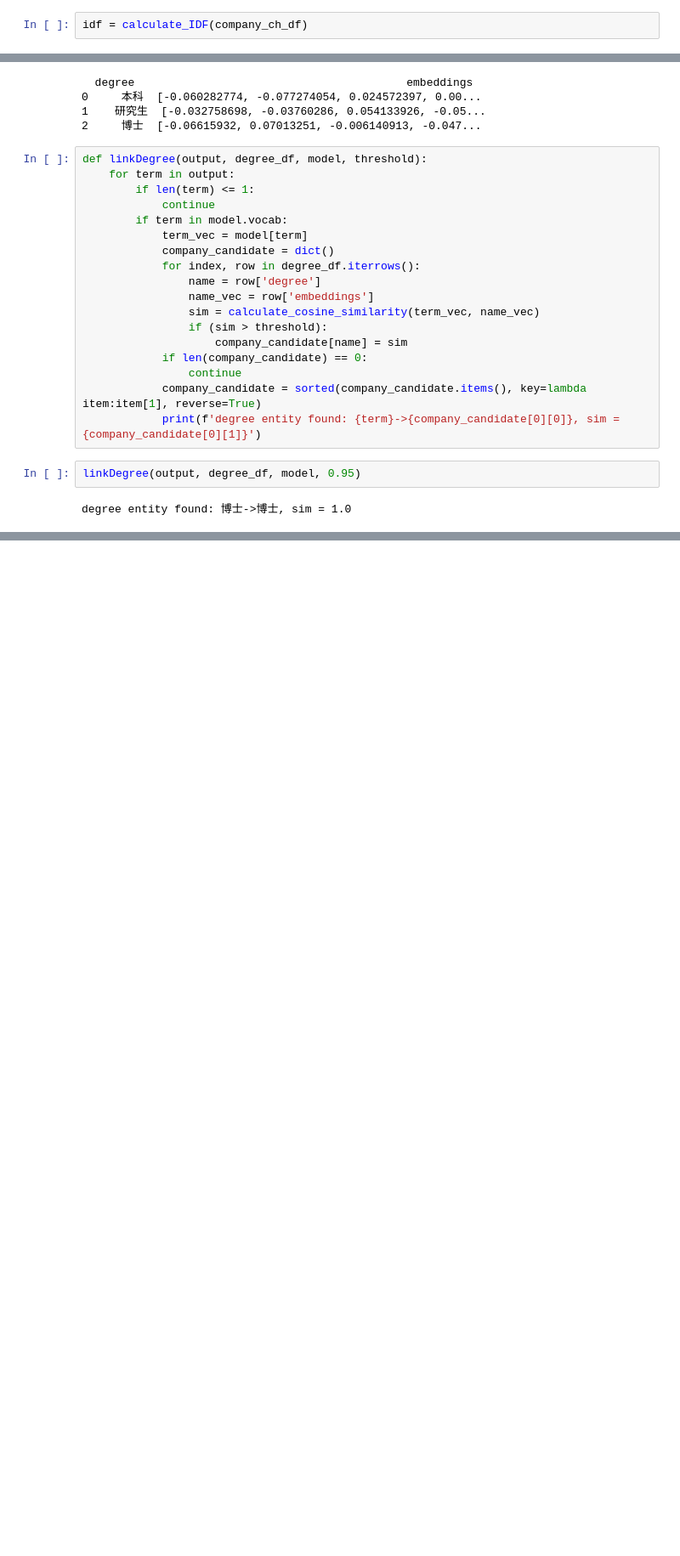
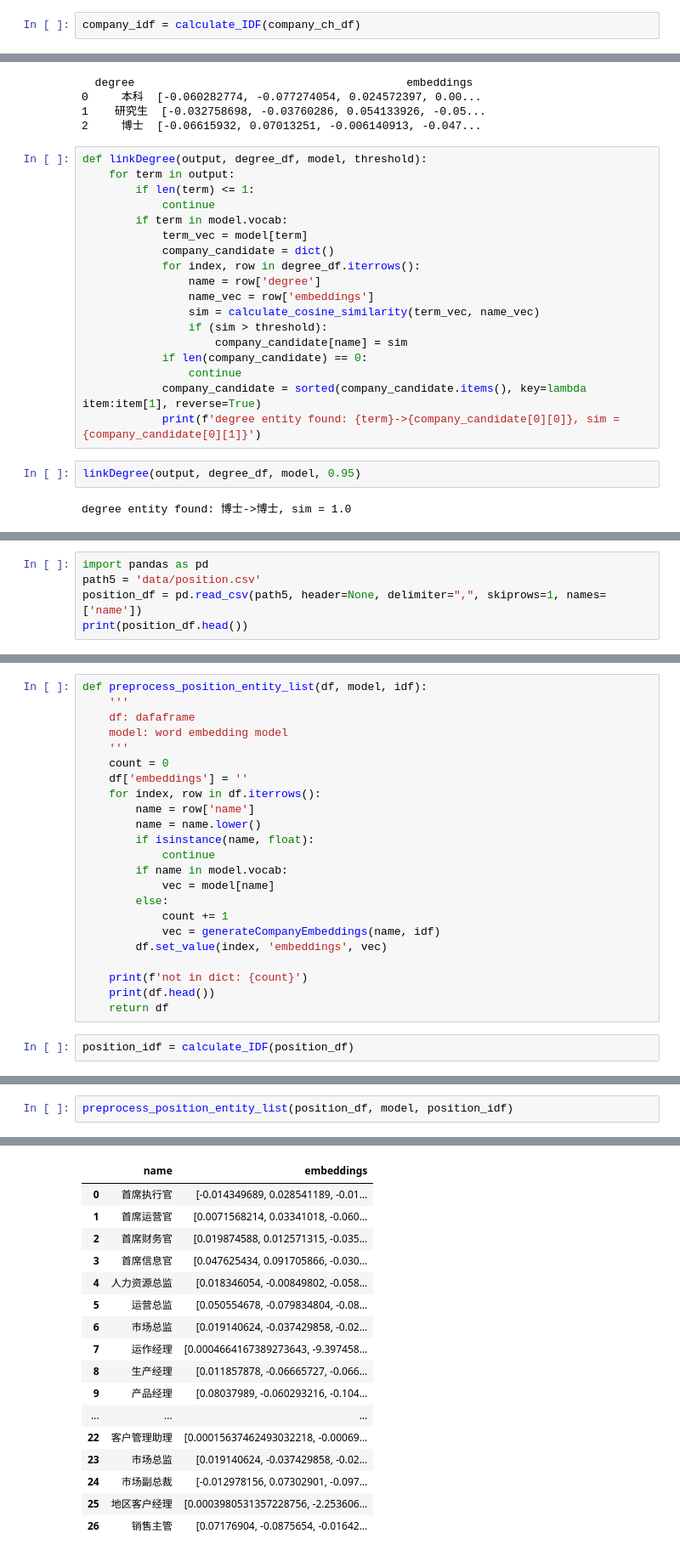
Before and after one commit to leungyukshing/EntityLinking, a Jupyter notebook: Test_Ex1.ipynb, the cells around one changed output, grey strips where cells are left out. Shown at 85% size. Drawn from its saved outputs; the diff is of its cells as text; blank space fills up the shorter version.

```diff
--- a/Test_Ex1.ipynb
+++ b/Test_Ex1.ipynb
@@ -233,7 +233,7 @@ def calculate_IDF(df):
     print(idf)
     return idf
 # %%
-idf = calculate_IDF(company_ch_df)
+company_idf = calculate_IDF(company_ch_df)
 # %% [output]
 company number: 500, dict size: 622
 {'中国石油化工集团': 1.0, '有限公司': 0.05513610495796486, ' ': 0.0, '中国石油天然气集团': 1.0, '国家电网': 1.0, '中国': 0.3738793760288948, '建筑': 0.8283487347101395, '股份': 0.3551611915126718, '中国工商银行': 1.0, '平安保险': 1.0, '集团':  ...
@@ -394,0 +397,5 @@ degree entity found: 博士->博士, sim = 1.0
+# %%
+import pandas as pd
+path5 = 'data/position.csv'
+position_df = pd.read_csv(path5, header=None, delimiter=",", skiprows=1, names=['name'])
+print(position_df.head())
@@ -394,0 +409,25 @@ degree entity found: 博士->博士, sim = 1.0
+# %%
+def preprocess_position_entity_list(df, model, idf):
+    '''
+    df: dafaframe
+    model: word embedding model
+    '''
+    count = 0
+    df['embeddings'] = ''
+    for index, row in df.iterrows():
+        name = row['name']
+        name = name.lower()
+        if isinstance(name, float):
+            continue
+        if name in model.vocab:
+            vec = model[name]
+        else:
+            count += 1
+            vec = generateCompanyEmbeddings(name, idf)
+        df.set_value(index, 'embeddings', vec)
+
+    print(f'not in dict: {count}')
+    print(df.head())
+    return df
+# %%
+position_idf = calculate_IDF(position_df)
@@ -394,0 +437,3 @@ degree entity found: 博士->博士, sim = 1.0
+# %%
+preprocess_position_entity_list(position_df, model, position_idf)
+# %% [output]
@@ -394,0 +447,17 @@ degree entity found: 博士->博士, sim = 1.0
+|  | name | embeddings |
+| 0 | 首席执行官 | [-0.014349689, 0.028541189, -0.01... |
+| 1 | 首席运营官 | [0.0071568214, 0.03341018, -0.060... |
+| 2 | 首席财务官 | [0.019874588, 0.012571315, -0.035... |
+| 3 | 首席信息官 | [0.047625434, 0.091705866, -0.030... |
+| 4 | 人力资源总监 | [0.018346054, -0.00849802, -0.058... |
+| 5 | 运营总监 | [0.050554678, -0.079834804, -0.08... |
+| 6 | 市场总监 | [0.019140624, -0.037429858, -0.02... |
+| 7 | 运作经理 | [0.0004664167389273643, -9.397458... |
+| 8 | 生产经理 | [0.011857878, -0.06665727, -0.066... |
+| 9 | 产品经理 | [0.08037989, -0.060293216, -0.104... |
+| ... | ... | ... |
+| 22 | 客户管理助理 | [0.00015637462493032218, -0.00069... |
+| 23 | 市场总监 | [0.019140624, -0.037429858, -0.02... |
+| 24 | 市场副总裁 | [-0.012978156, 0.07302901, -0.097... |
+| 25 | 地区客户经理 | [0.0003980531357228756, -2.253606... |
+| 26 | 销售主管 | [0.07176904, -0.0875654, -0.01642... |
```
Also changed, not shown: parts of 7 cells of this notebook, 3 other files.
